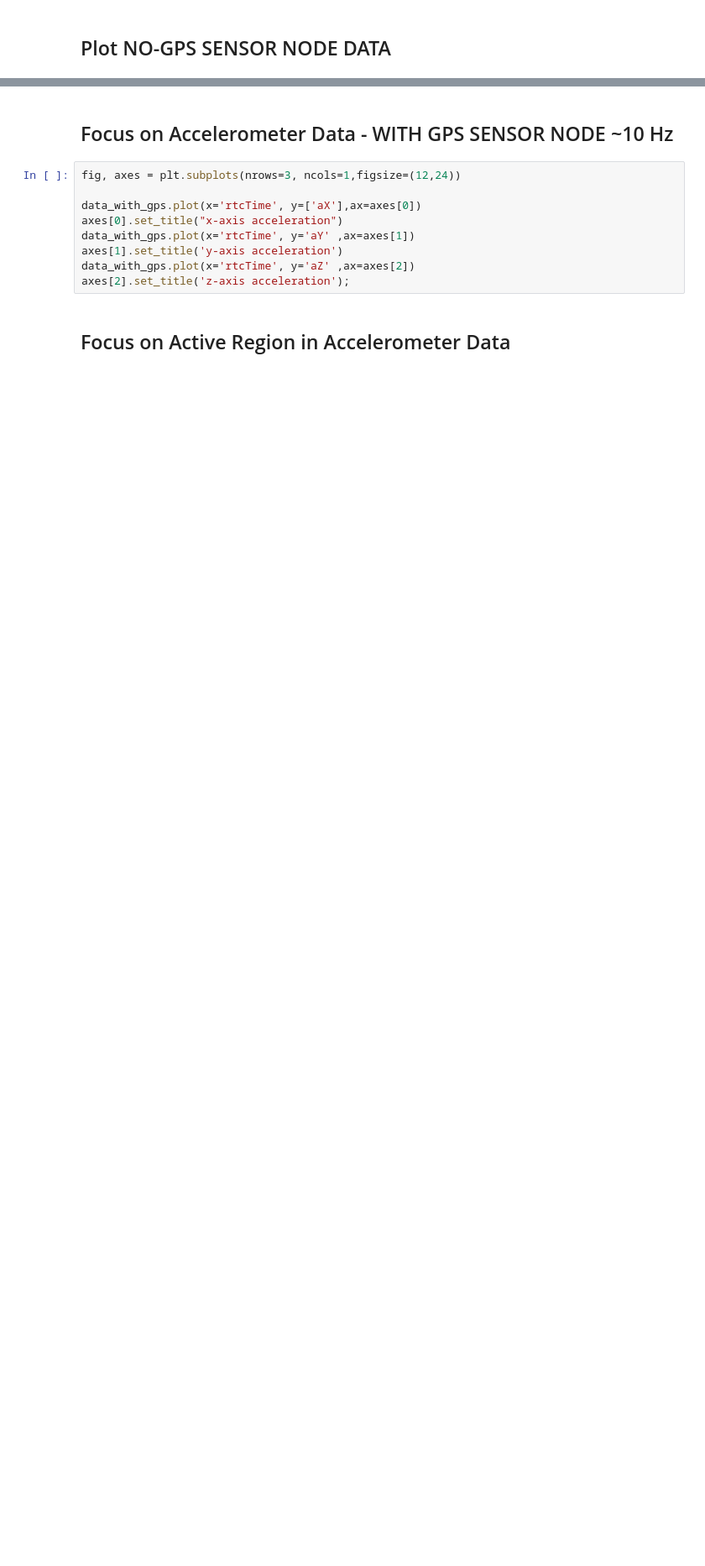
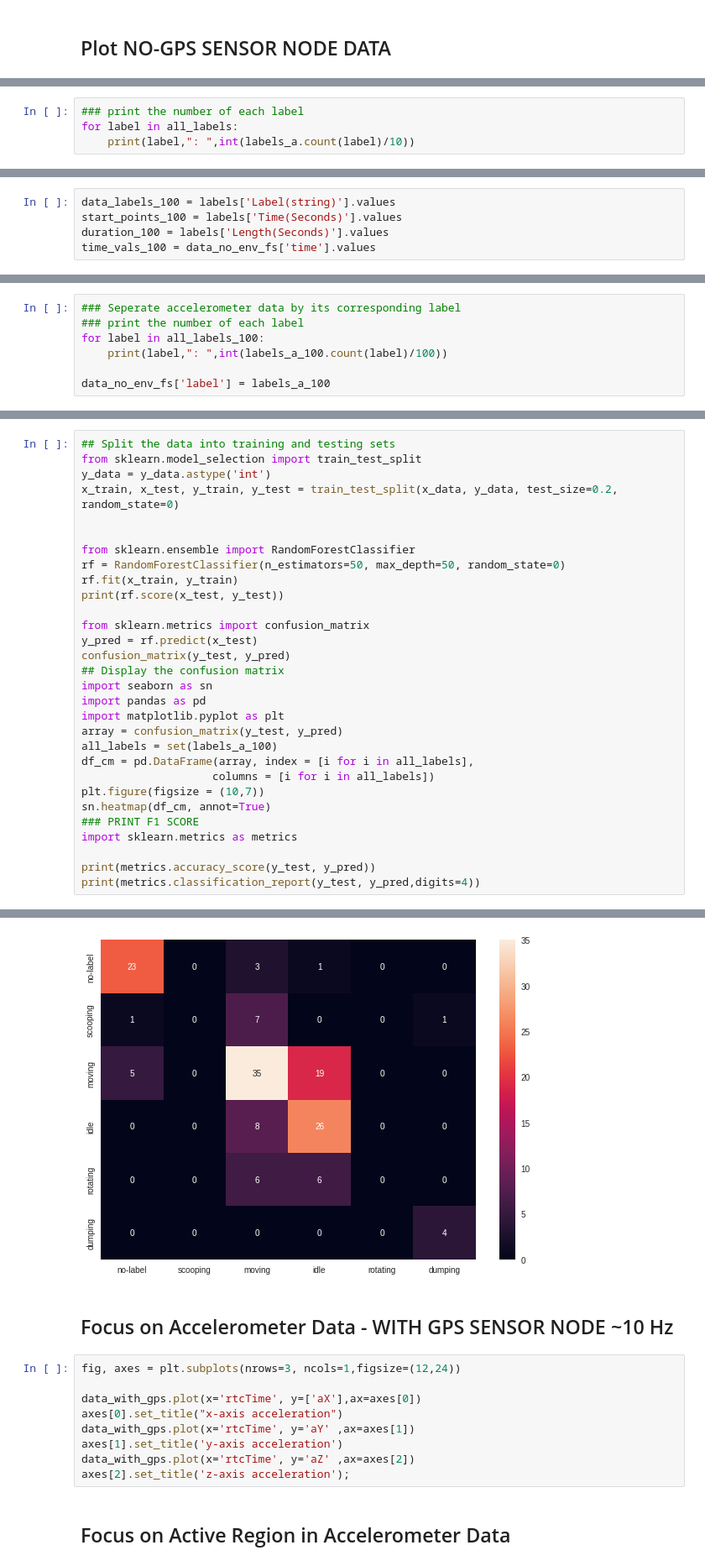
Before and after one commit to veysiadn/CO2-Excavators, a Jupyter notebook: initial-analysis.ipynb, the cells around one changed output, grey strips where cells are left out. Shown at 84% size. Cells and saved outputs as stored; diff of their text form; blank space fills up the shorter version.

```diff
--- a/initial-analysis.ipynb
+++ b/initial-analysis.ipynb
@@ -156,0 +210,4 @@ axes[2].set_title('z-axis acceleration');
+# %%
+### print the number of each label
+for label in all_labels:
+    print(label,": ",int(labels_a.count(label)/10))
@@ -156,0 +368,5 @@ axes[2].set_title('z-axis acceleration');
+# %%
+data_labels_100 = labels['Label(string)'].values
+start_points_100 = labels['Time(Seconds)'].values
+duration_100 = labels['Length(Seconds)'].values
+time_vals_100 = data_no_env_fs['time'].values
@@ -156,0 +396,7 @@ axes[2].set_title('z-axis acceleration');
+# %%
+### Seperate accelerometer data by its corresponding label
+### print the number of each label
+for label in all_labels_100:
+    print(label,": ",int(labels_a_100.count(label)/100))
+
+data_no_env_fs['label'] = labels_a_100
@@ -156,0 +502,31 @@ axes[2].set_title('z-axis acceleration');
+# %%
+## Split the data into training and testing sets
+from sklearn.model_selection import train_test_split
+y_data = y_data.astype('int')
+x_train, x_test, y_train, y_test = train_test_split(x_data, y_data, test_size=0.2, random_state=0)
+
+
+from sklearn.ensemble import RandomForestClassifier
+rf = RandomForestClassifier(n_estimators=50, max_depth=50, random_state=0)
+rf.fit(x_train, y_train)
+print(rf.score(x_test, y_test))
+
+from sklearn.metrics import confusion_matrix
+y_pred = rf.predict(x_test)
+confusion_matrix(y_test, y_pred)
+## Display the confusion matrix
+import seaborn as sn
+import pandas as pd
+import matplotlib.pyplot as plt
+array = confusion_matrix(y_test, y_pred)
+all_labels = set(labels_a_100)
+df_cm = pd.DataFrame(array, index = [i for i in all_labels],
+                    columns = [i for i in all_labels])
+plt.figure(figsize = (10,7))
+sn.heatmap(df_cm, annot=True)
+### PRINT F1 SCORE
+import sklearn.metrics as metrics
+
+print(metrics.accuracy_score(y_test, y_pred))
+print(metrics.classification_report(y_test, y_pred,digits=4))
+# %% [output]
@@ -157,3 +547,4 @@ axes[2].set_title('z-axis acceleration');
+[figure, added]
 # %% [markdown]
 ## Focus on Accelerometer Data - WITH GPS SENSOR NODE ~10 Hz
 # %%
```
Also changed, not shown: parts of 33 cells of this notebook, 5 other files.
